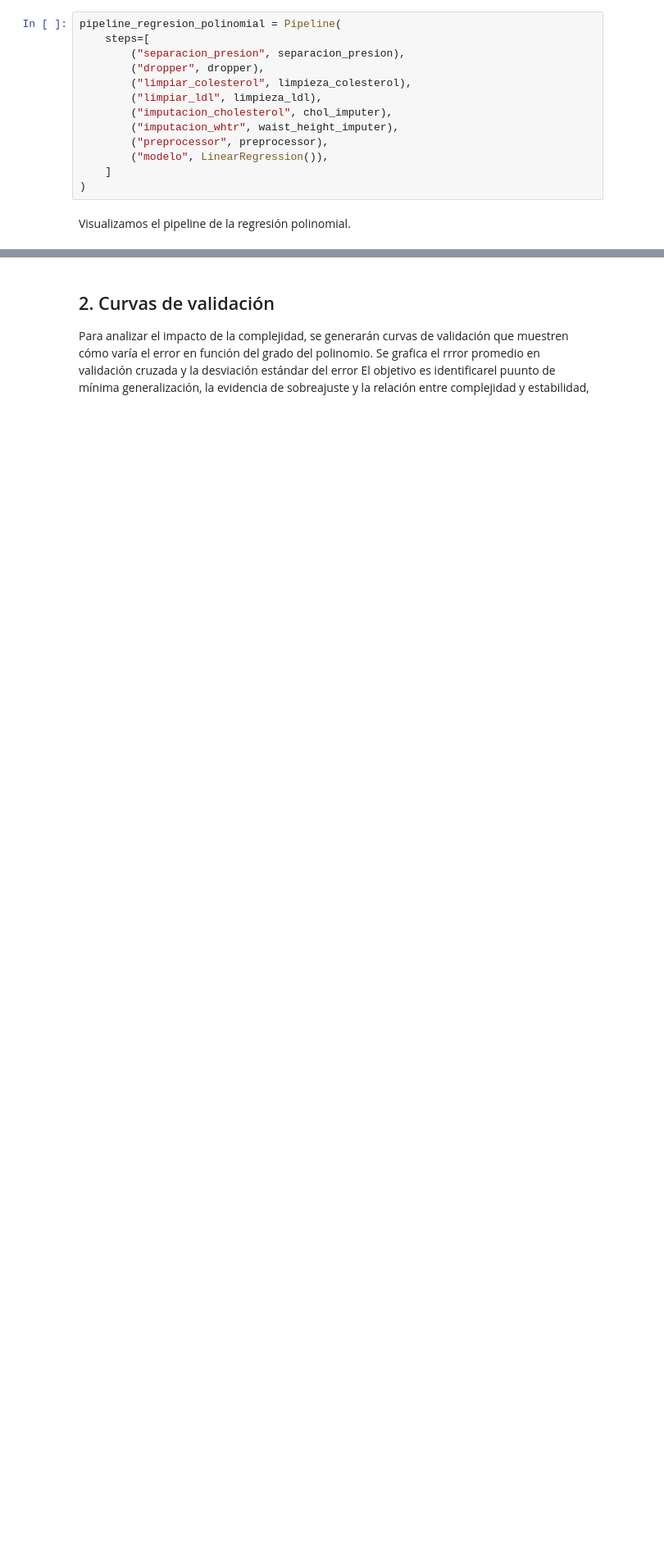
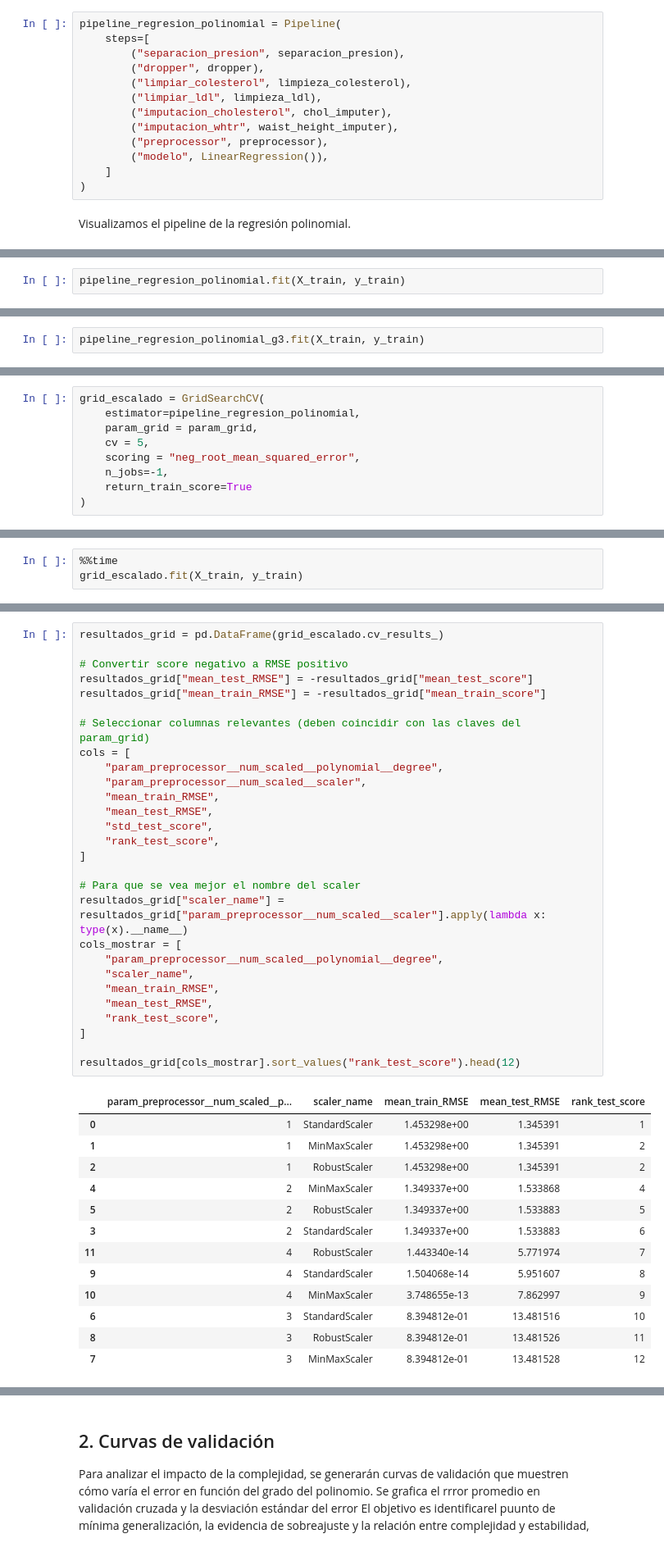
Before and after one commit to lfelipesales/Laboratorios-AprendizajeDeMaquina, a Jupyter notebook: LAB2/Laboratorio2.ipynb, the cells around one changed output, grey strips where cells are left out. Shown at 82% size. Drawn from its saved outputs; the diff is of its cells as text; blank space fills up the shorter version.

```diff
--- a/LAB2/Laboratorio2.ipynb
+++ b/LAB2/Laboratorio2.ipynb
@@ -307,0 +320,2 @@ pipeline_regresion_polinomial
+# %%
+pipeline_regresion_polinomial.fit(X_train, y_train)
@@ -307,0 +429,2 @@ pipeline_regresion_polinomial
+# %%
+pipeline_regresion_polinomial_g3.fit(X_train, y_train)
@@ -307,0 +499,9 @@ pipeline_regresion_polinomial
+# %%
+grid_escalado = GridSearchCV(
+    estimator=pipeline_regresion_polinomial,
+    param_grid = param_grid,
+    cv = 5,
+    scoring = "neg_root_mean_squared_error",
+    n_jobs=-1,
+    return_train_score=True
+)
@@ -307,0 +510,3 @@ pipeline_regresion_polinomial
+# %%
+%%time
+grid_escalado.fit(X_train, y_train)
@@ -307,0 +558,42 @@ pipeline_regresion_polinomial
+# %%
+resultados_grid = pd.DataFrame(grid_escalado.cv_results_)
+
+# Convertir score negativo a RMSE positivo
+resultados_grid["mean_test_RMSE"] = -resultados_grid["mean_test_score"]
+resultados_grid["mean_train_RMSE"] = -resultados_grid["mean_train_score"]
+
+# Seleccionar columnas relevantes (deben coincidir con las claves del param_grid)
+cols = [
+    "param_preprocessor__num_scaled__polynomial__degree",
+    "param_preprocessor__num_scaled__scaler",
+    "mean_train_RMSE",
+    "mean_test_RMSE",
+    "std_test_score",
+    "rank_test_score",
+]
+
+# Para que se vea mejor el nombre del scaler
+resultados_grid["scaler_name"] = resultados_grid["param_preprocessor__num_scaled__scaler"].apply(lambda x: type(x).__name__)
+cols_mostrar = [
+    "param_preprocessor__num_scaled__polynomial__degree",
+    "scaler_name",
+    "mean_train_RMSE",
+    "mean_test_RMSE",
+    "rank_test_score",
+]
+
+resultados_grid[cols_mostrar].sort_values("rank_test_score").head(12)
+# %% [output]
+|  | param_preprocessor__num_scaled__p... | scaler_name | mean_train_RMSE | mean_test_RMSE | rank_test_score |
+| 0 | 1 | StandardScaler | 1.453298e+00 | 1.345391 | 1 |
+| 1 | 1 | MinMaxScaler | 1.453298e+00 | 1.345391 | 2 |
+| 2 | 1 | RobustScaler | 1.453298e+00 | 1.345391 | 2 |
+| 4 | 2 | MinMaxScaler | 1.349337e+00 | 1.533868 | 4 |
+| 5 | 2 | RobustScaler | 1.349337e+00 | 1.533883 | 5 |
+| 3 | 2 | StandardScaler | 1.349337e+00 | 1.533883 | 6 |
+| 11 | 4 | RobustScaler | 1.443340e-14 | 5.771974 | 7 |
+| 9 | 4 | StandardScaler | 1.504068e-14 | 5.951607 | 8 |
+| 10 | 4 | MinMaxScaler | 3.748655e-13 | 7.862997 | 9 |
+| 6 | 3 | StandardScaler | 8.394812e-01 | 13.481516 | 10 |
+| 8 | 3 | RobustScaler | 8.394812e-01 | 13.481526 | 11 |
+| 7 | 3 | MinMaxScaler | 8.394812e-01 | 13.481528 | 12 |
```
Also changed, not shown: parts of 55 cells of this notebook, 1 other file.
